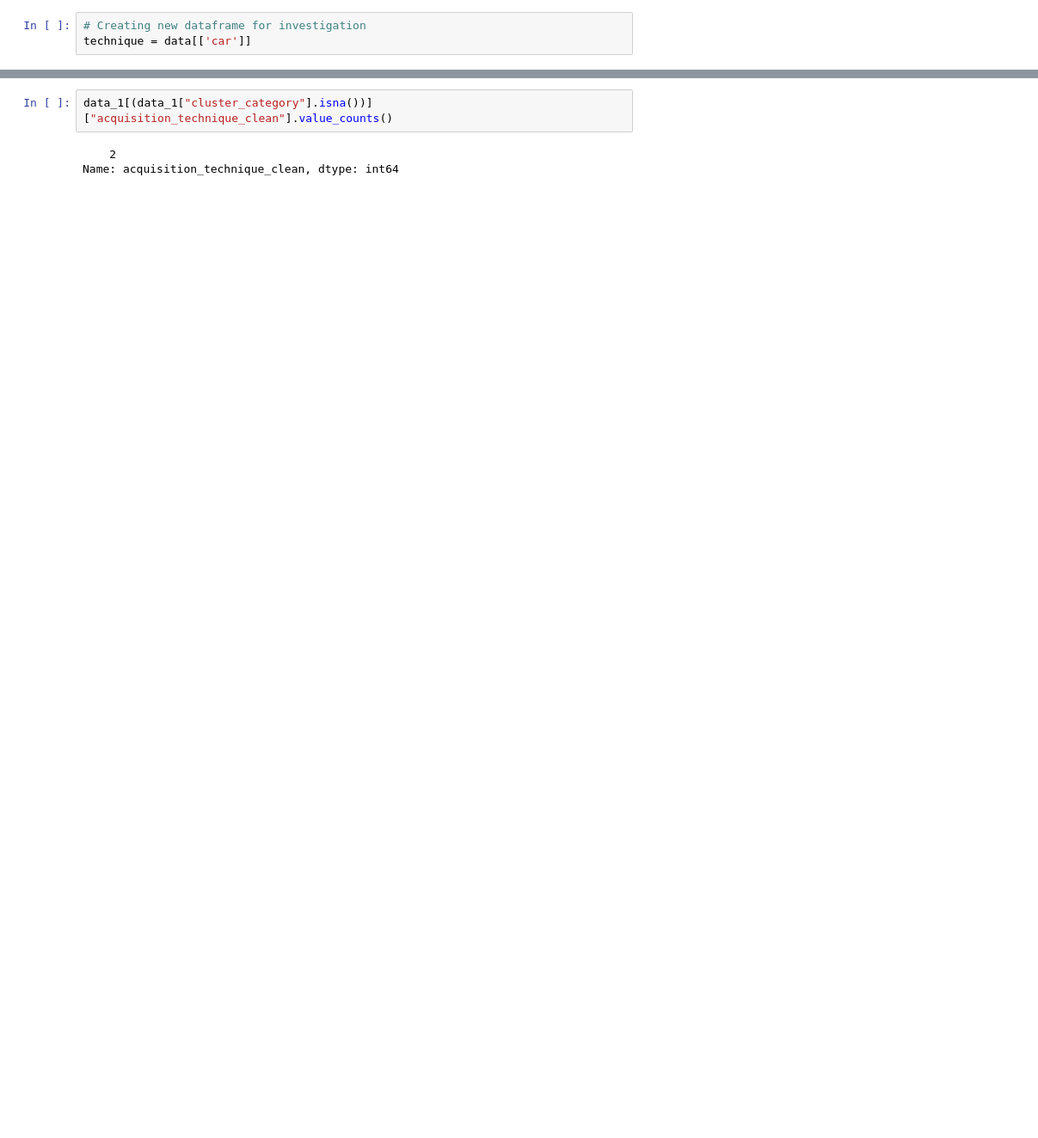
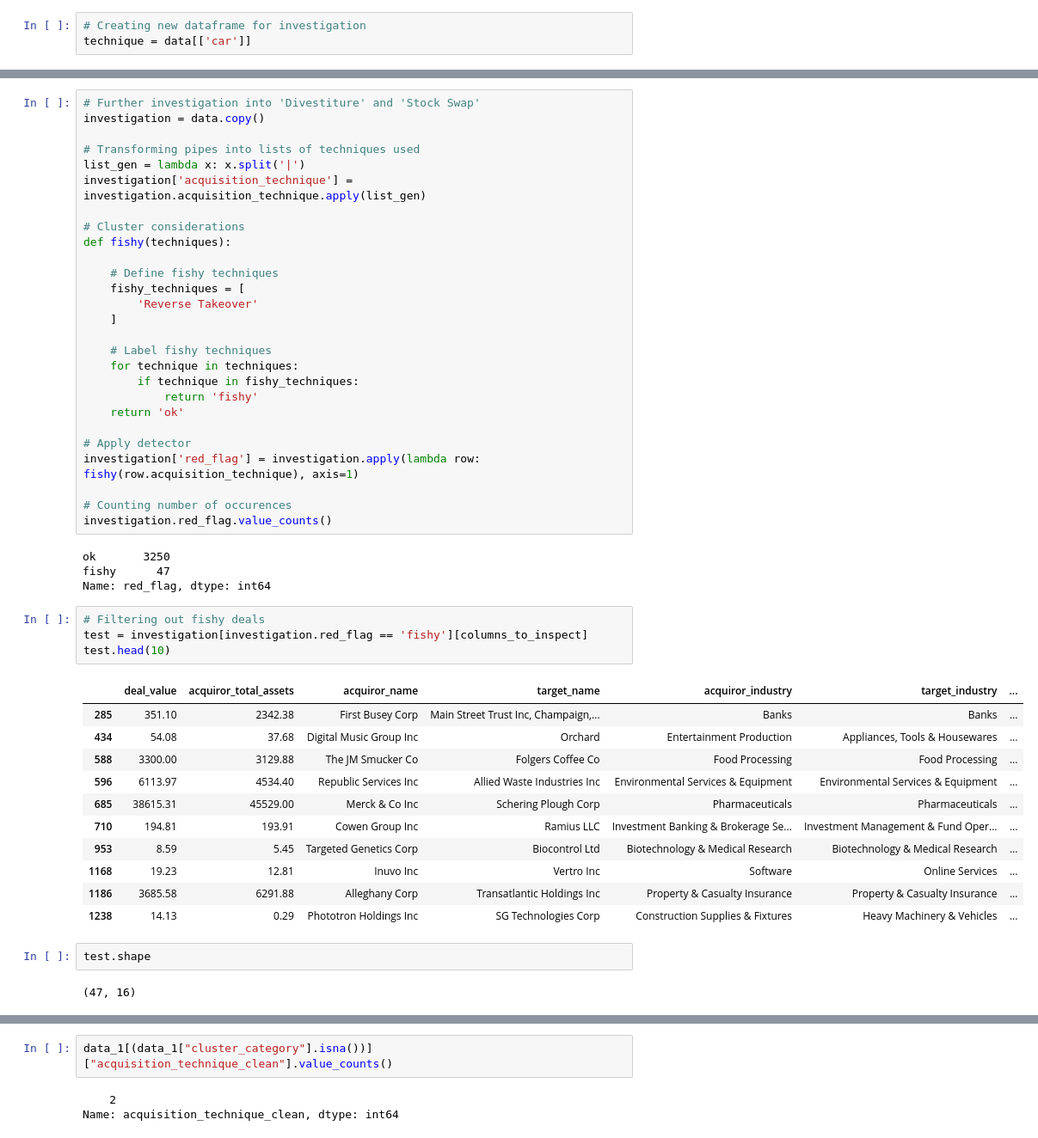
Before and after one commit to cobergmann/MA_PREDICTOR, a Jupyter notebook: notebooks/vlad_data_viz_and_exp.ipynb, the cells around one changed output, grey strips where cells are left out. Shown: that part at 86% size. Cells and saved outputs as stored; diff of their text form; blank space fills up the shorter version.

```diff
--- a/notebooks/vlad_data_viz_and_exp.ipynb
+++ b/notebooks/vlad_data_viz_and_exp.ipynb
@@ -96,0 +113,51 @@ technique = data[['car']]
+# %%
+# Further investigation into 'Divestiture' and 'Stock Swap'
+investigation = data.copy()
+
+# Transforming pipes into lists of techniques used
+list_gen = lambda x: x.split('|')
+investigation['acquisition_technique'] = investigation.acquisition_technique.apply(list_gen)
+
+# Cluster considerations
+def fishy(techniques):
+
+    # Define fishy techniques
+    fishy_techniques = [
+        'Reverse Takeover'
+    ]
+
+    # Label fishy techniques
+    for technique in techniques:
+        if technique in fishy_techniques:
+            return 'fishy'
+    return 'ok'
+
+# Apply detector
+investigation['red_flag'] = investigation.apply(lambda row: fishy(row.acquisition_technique), axis=1)
+
+# Counting number of occurences
+investigation.red_flag.value_counts()
+# %% [output]
+ok       3250
+fishy      47
+Name: red_flag, dtype: int64
+# %%
+# Filtering out fishy deals
+test = investigation[investigation.red_flag == 'fishy'][columns_to_inspect]
+test.head(10)
+# %% [output]
+|  | deal_value | acquiror_total_assets | acquiror_name | target_name | acquiror_industry | target_industry | ... |
+| 285 | 351.10 | 2342.38 | First Busey Corp | Main Street Trust Inc, Champaign,... | Banks | Banks | ... |
+| 434 | 54.08 | 37.68 | Digital Music Group Inc | Orchard | Entertainment Production | Appliances, Tools & Housewares | ... |
+| 588 | 3300.00 | 3129.88 | The JM Smucker Co | Folgers Coffee Co | Food Processing | Food Processing | ... |
+| 596 | 6113.97 | 4534.40 | Republic Services Inc | Allied Waste Industries Inc | Environmental Services & Equipment | Environmental Services & Equipment | ... |
+| 685 | 38615.31 | 45529.00 | Merck & Co Inc | Schering Plough Corp | Pharmaceuticals | Pharmaceuticals | ... |
+| 710 | 194.81 | 193.91 | Cowen Group Inc | Ramius LLC | Investment Banking & Brokerage Se... | Investment Management & Fund Oper... | ... |
+| 953 | 8.59 | 5.45 | Targeted Genetics Corp | Biocontrol Ltd | Biotechnology & Medical Research | Biotechnology & Medical Research | ... |
+| 1168 | 19.23 | 12.81 | Inuvo Inc | Vertro Inc | Software | Online Services | ... |
+| 1186 | 3685.58 | 6291.88 | Alleghany Corp | Transatlantic Holdings Inc | Property & Casualty Insurance | Property & Casualty Insurance | ... |
+| 1238 | 14.13 | 0.29 | Phototron Holdings Inc | SG Technologies Corp | Construction Supplies & Fixtures | Heavy Machinery & Vehicles | ... |
+# %%
+test.shape
+# %% [output]
+(47, 16)
```
Also changed, not shown: parts of 97 cells of this notebook.
